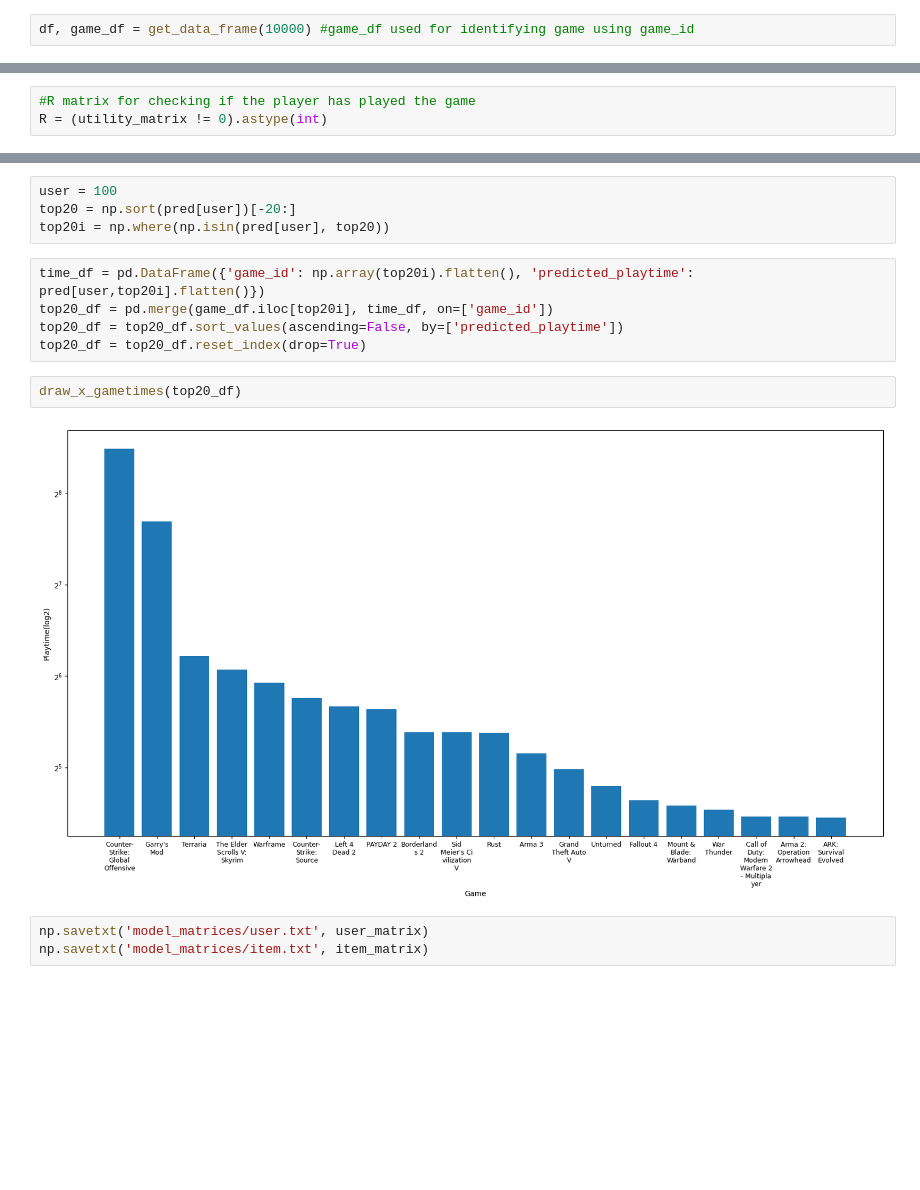
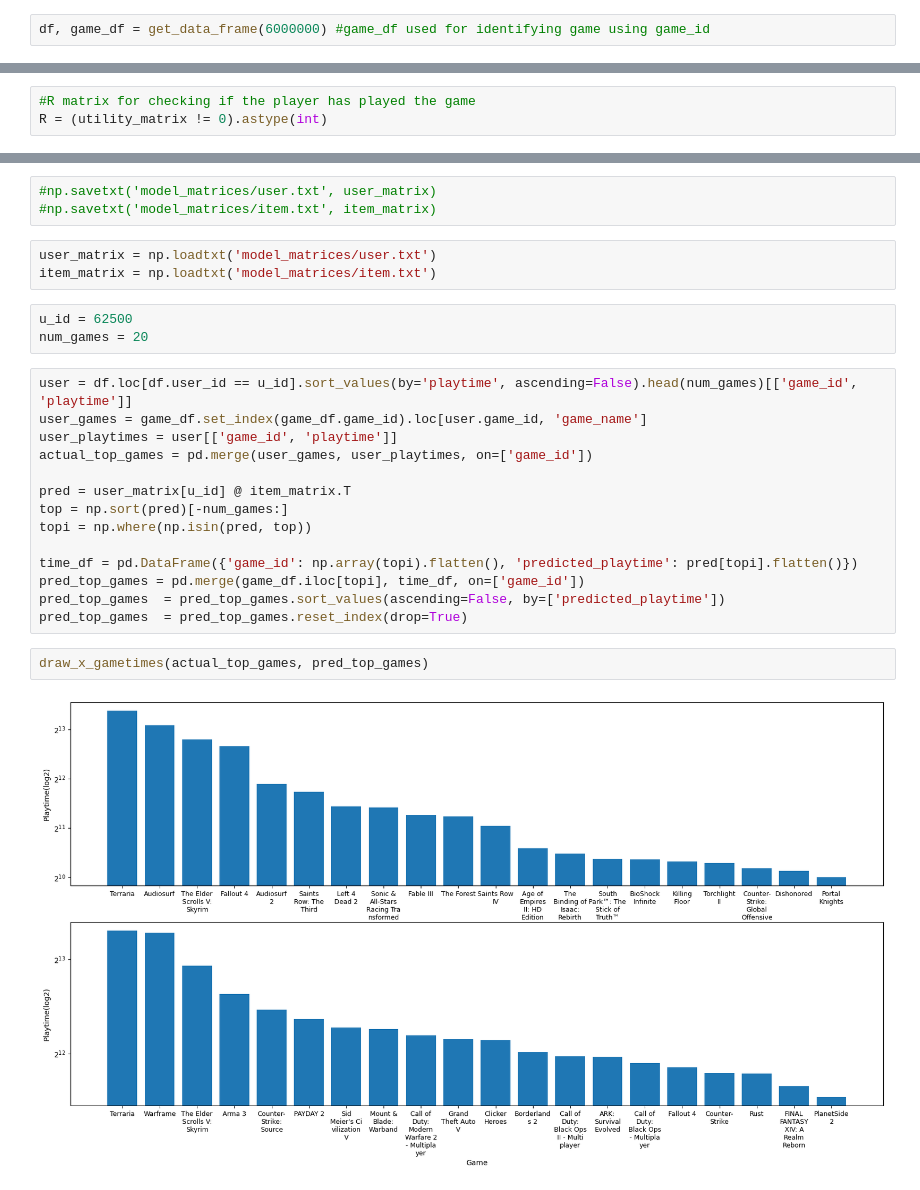
Before and after one commit to haydnllh/Game_recommender, a Jupyter notebook: game_recommender.ipynb, the cells around one changed output, grey strips where cells are left out. Cells and saved outputs as stored; diff of their text form; blank space fills up the shorter version.

```diff
--- a/game_recommender.ipynb
+++ b/game_recommender.ipynb
@@ -7,2 +7,2 @@ from functions import draw_x_gametimes, draw_history, draw_log_history, printf
 # %%
-df, game_df = get_data_frame(10000) #game_df used for identifying game using game_id
+df, game_df = get_data_frame(6000000) #game_df used for identifying game using game_id
@@ -99,16 +100,27 @@ draw_log_history(range(0, iterations, iterations//10), history)
-# %%
-user = 100
-top20 = np.sort(pred[user])[-20:]
-top20i = np.where(np.isin(pred[user], top20))
-# %%
-time_df = pd.DataFrame({'game_id': np.array(top20i).flatten(), 'predicted_playtime': pred[user,top20i].flatten()})
-top20_df = pd.merge(game_df.iloc[top20i], time_df, on=['game_id'])
-top20_df = top20_df.sort_values(ascending=False, by=['predicted_playtime'])
-top20_df = top20_df.reset_index(drop=True)
-# %%
-draw_x_gametimes(top20_df)
-# %% [output]
-[figure, removed]
 # %%
-np.savetxt('model_matrices/user.txt', user_matrix)
-np.savetxt('model_matrices/item.txt', item_matrix)
+#np.savetxt('model_matrices/user.txt', user_matrix)
+#np.savetxt('model_matrices/item.txt', item_matrix)
+# %%
+user_matrix = np.loadtxt('model_matrices/user.txt')
+item_matrix = np.loadtxt('model_matrices/item.txt')
+# %%
+u_id = 62500
+num_games = 20
+# %%
+user = df.loc[df.user_id == u_id].sort_values(by='playtime', ascending=False).head(num_games)[['game_id', 'playtime']]
+user_games = game_df.set_index(game_df.game_id).loc[user.game_id, 'game_name']
+user_playtimes = user[['game_id', 'playtime']]
+actual_top_games = pd.merge(user_games, user_playtimes, on=['game_id'])
+
+pred = user_matrix[u_id] @ item_matrix.T
+top = np.sort(pred)[-num_games:]
+topi = np.where(np.isin(pred, top))
+
+time_df = pd.DataFrame({'game_id': np.array(topi).flatten(), 'predicted_playtime': pred[topi].flatten()})
+pred_top_games = pd.merge(game_df.iloc[topi], time_df, on=['game_id'])
+pred_top_games  = pred_top_games.sort_values(ascending=False, by=['predicted_playtime'])
+pred_top_games  = pred_top_games.reset_index(drop=True)
+# %%
+draw_x_gametimes(actual_top_games, pred_top_games)
+# %% [output]
+[figure, added]
```
Also changed, not shown: parts of 12 cells of this notebook, 1 other file.
